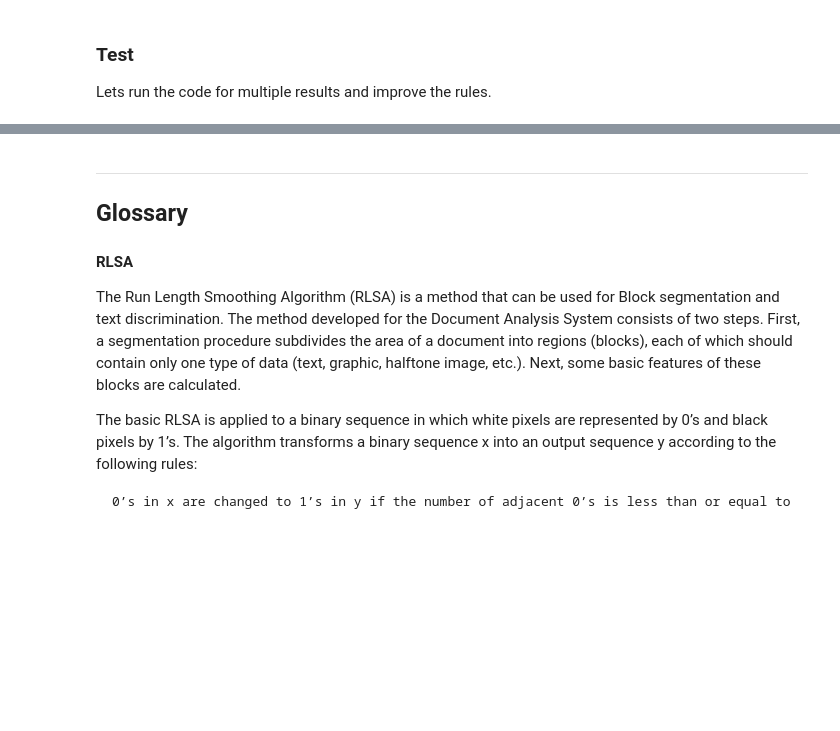
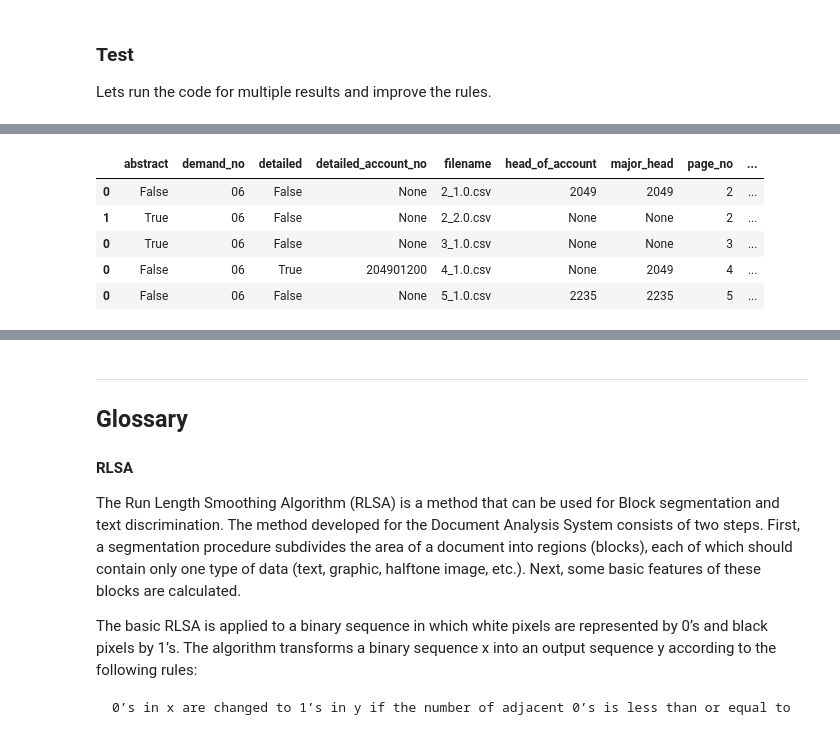
Before and after one commit to cbgaindia/parsers, a Jupyter notebook: research/PDF To CSV Pipeline - Combining the blocks.ipynb, the cells around one changed output, grey strips where cells are left out. Saved outputs shown, nothing was run; the diff lists cells and outputs as text; code cells hidden in the pictures; blank space fills up the shorter version.

```diff
--- a/research/PDF To CSV Pipeline - Combining the blocks.ipynb
+++ b/research/PDF To CSV Pipeline - Combining the blocks.ipynb
@@ -298,6 +310,8 @@ All these rules are specific to West Bengal, they might vary a bit in different
 class BlockLabeler(object):
     '''Label each block based on some rules.
     '''
+    SUMMARY_REGEX = '^[A-za-z]*\sRs\s[0-9,NniIlL]*$'
+
     def __init__(self, block_features, post_processors=[]):
         self.block_features = block_features
         self.post_processors = post_processors
@@ -314,9 +328,15 @@ class BlockLabeler(object):
         numbers_below = features[(features.right.between(right - 10, right + 10)) &
                                  (features.top > top) &
                                  (features.label == 'number_values')]
+        # To avoid groupings getting marked as headers
+        numbers_right = features[(features.top.between(top - 10, top + 10)) &
+                                (features.right > right) &
+                                (features.label == 'number_values')
+                               ]
         width_check = row['width'] < 1000
         if len(numbers_below) > 1 and row['label'] != 'number_values' and width_check:
-            row['label'] = 'header'
+            if len(numbers_right) < 1:
+                row['label'] = 'header'
         return row
 
     def mark_probable_headers(self, row, features):
@@ -366,7 +386,7 @@ class BlockLabeler(object):
 
     def mark_summary(self, row):
         if row['is_text'] == True:
-            summaries = re.findall("^[A-z, a-z]*\sRs. [0-9|,]*$", row['text'])
+            summaries = re.findall(self.SUMMARY_REGEX, row['text'])
             if len(summaries) > 0:
                 row['label'] = 'cell_summary'
         return row
@@ -675,0 +785,10 @@ ssssssssssss
+# %%
+tables = tables.apply(fill_major_head, axis=1)
+tables.head()
+# %% [output]
+|  | abstract | demand_no | detailed | detailed_account_no | filename | head_of_account | major_head | page_no | ... |
+| 0 | False | 06 | False | None | 2_1.0.csv | 2049 | 2049 | 2 | ... |
+| 1 | True | 06 | False | None | 2_2.0.csv | None | None | 2 | ... |
+| 0 | True | 06 | False | None | 3_1.0.csv | None | None | 3 | ... |
+| 0 | False | 06 | True | 204901200 | 4_1.0.csv | None | 2049 | 4 | ... |
+| 0 | False | 06 | False | None | 5_1.0.csv | 2235 | 2235 | 5 | ... |
```
Also changed, not shown: parts of 28 cells of this notebook.
